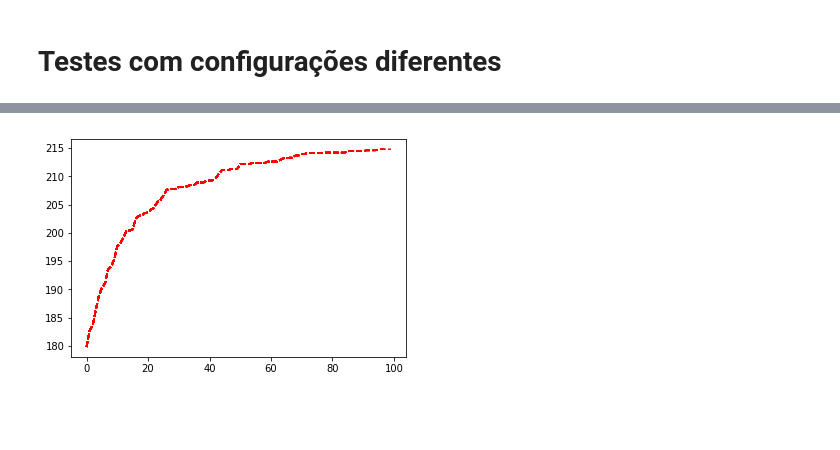
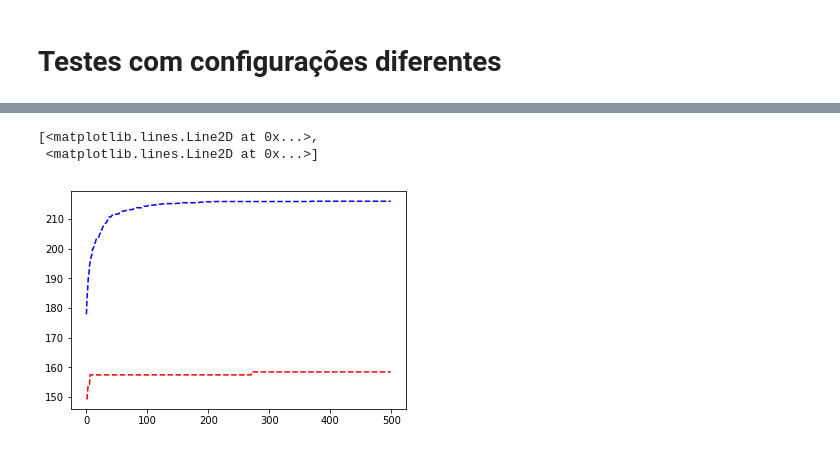
Before and after one commit to Minoro/data-science-theory, a Jupyter notebook: IA/Algoritmo Genetico.ipynb, the cells around one changed output, grey strips where cells are left out. Drawn from its saved outputs; the diff is of its cells as text; code cells hidden in the pictures; blank space fills up the shorter version.

```diff
--- a/IA/Algoritmo Genetico.ipynb
+++ b/IA/Algoritmo Genetico.ipynb
@@ -283,26 +283,31 @@ def fitness_ajustado(populacao, limite_peso):
         f_individuo = dict(fitness_individuo(individuo))
         #adiciona o indice do individuo para auxiliar a seleção da próxima geração
 #         f_individuo['index'] = index
+#         f_individuo['individuo'] = list(individuo)
+
+#         peso = f_individuo['peso']
+
+#         f_individuo = sum_itens(get_itens_individuo(individuo))
         f_individuo['individuo'] = list(individuo)
-
         peso = f_individuo['peso']
 
         #peso permitido
         if peso <= limite_peso:
+            # conta um cálculo de fintess
             fitness_penalizada.append(f_individuo.copy())
             continue
 
         #transforma o fitenss em negativo
 #         f_individuo['valor'] = f_individuo['valor'] * -1
-        f_individuo['valor'] = 1.0 / f_individuo['valor']
+        f_individuo['valor'] = 1.0 / f_individuo['peso']
 
         fitness_penalizada.append(f_individuo.copy())
 
-        if f_individuo['valor'] < fitness_minimo:
+        if f_individuo['valor'] > fitness_minimo:
             fitness_minimo = f_individuo['valor']
 
-        return fitness_penalizada
-#     return shift_fitness_list(fitness_penalizada, -1 * fitness_minimo)
+#         return fitness_penalizada
+    return shift_fitness_list(fitness_penalizada, 0)
 
 # Desloca os valores fitness pelo valor informado
 def shift_fitness_list(fitness_list, shift):
@@ -655,15 +712,24 @@ def teste_reparacao(tamanho_populacao, maximo_geracoes, probabilidade_crossover,
     return melhores_fitness
 
 limite_peso = 120 #C
-tamanho_populacao = 100 #Np
-maximo_geracoes = 100
+tamanho_populacao = 700 #Np
+maximo_geracoes = 500
 probabilidade_crossover = 0.9 #Pc
 probabilidade_mutacao = 0.1 # Pm
 
 execucoes = []
-melhores = []
+media_melhores = []
 
-file_name = 'saida_pop_' + str(tamanho_populacao) + '_nge_' + str(maximo_geracoes)
+
+melhor_valor = 0
+melhor_peso = 0
+iteracao_melhor = 0
+num_itens_melhor = 0
+num_individuos_melhor_valor = 0
+itens_melhor = ''
+melhor_teste = 0
+
+file_name = 'saida_rep_pop_' + str(tamanho_populacao) + '_nge_' + str(maximo_geracoes)
 file_name = file_name + '_pcr_' + str(probabilidade_crossover) + '_pmu_' + str(probabilidade_mutacao)
 
 f = open(file_name, 'a+')
@@ -692,27 +758,54 @@ for i in range(10):
 
         f.write('< %d, %f, %f, %s > \n' %(total['num_itens'], total['peso'], total['valor'], itens_mochila))
 
+        #armazena os dados da melhor geração
+        if total['valor'] > melhor_valor:
+            melhor_valor = total['valor']
+            melhor_peso = total['peso']
+            num_itens_melhor = total['num_itens']
+            melhor_teste = i
+            num_individuos_melhor_valor = 0
+            itens_melhor = itens_mochila
+            iteracao_melhor = index
+
+        elif total['valor'] == melhor_valor:
+            num_individuos_melhor_valor += 1
+
+
         try:
-            soma = melhores[index]
+            soma = media_melhores[index]
         except:
             soma = 0
-            melhores.append(0)
+            media_melhores.append(0)
 
         soma += item['valor']/10 #adiciona na media
-        melhores[index] = soma
+        media_melhores[index] = soma
+
+
+f.write('\nMelhor: \n')
+f.write('\nExecução Nº: %d\n'%(melhor_teste) )
+f.write('Geracao: %d\n' %(iteracao_melhor))
+f.write('Num. Melhores: %d\n' %(num_individuos_melhor_valor))
+f.write('< %d, %f, %f, %s > \n' %(num_itens_melhor, melhor_peso, melhor_valor, itens_melhor))
 
 f.close()
 
-valores = []
+print('Plotando')
+
+valores_reparados = []
 indices = []
-for index, m in enumerate(melhores):
+for index, m in enumerate(media_melhores):
 
-    valores.append(m)
+    valores_reparados.append(m)
     indices.append(index)
 
 # print(valores)
-    plt.plot(indices, valores, 'r--')
+plt.plot(indices, valores_reparados, 'b--')
 
 print('FIM')
-# %% [output]
-[figure, removed]
+# %%
+plt.plot(indices, valores_penalizados, 'r--', indices, valores_reparados, 'b--')
+# %% [output]
+[<matplotlib.lines.Line2D at 0x...>,
+ <matplotlib.lines.Line2D at 0x...>]
+[figure, added]
```
Also changed, not shown: parts of 2 cells of this notebook, 31 other files.
